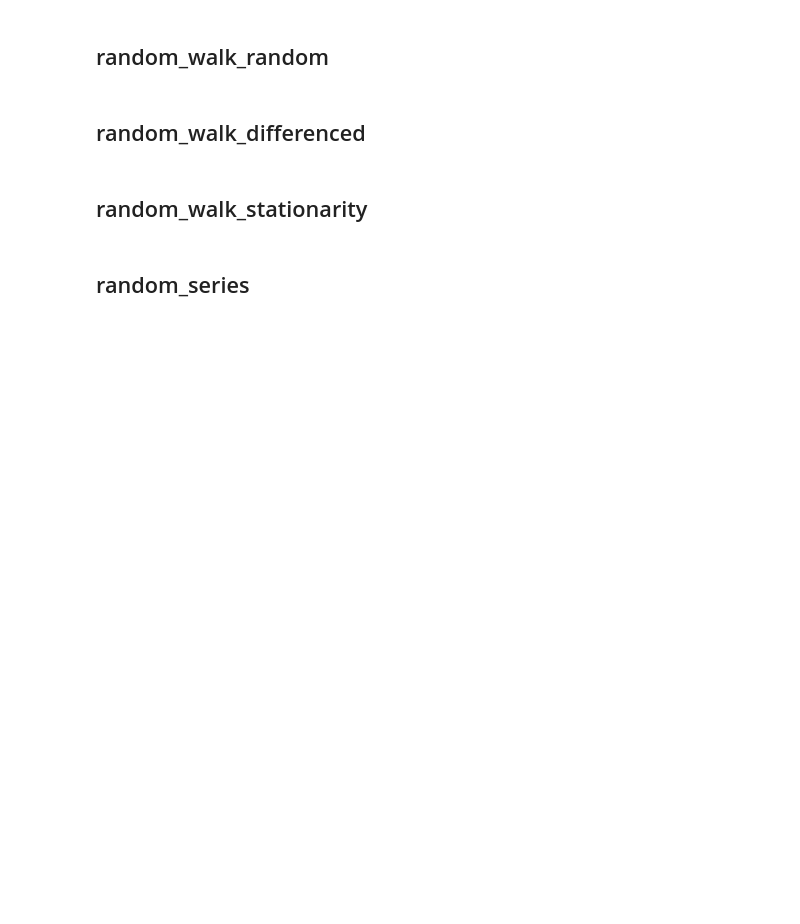
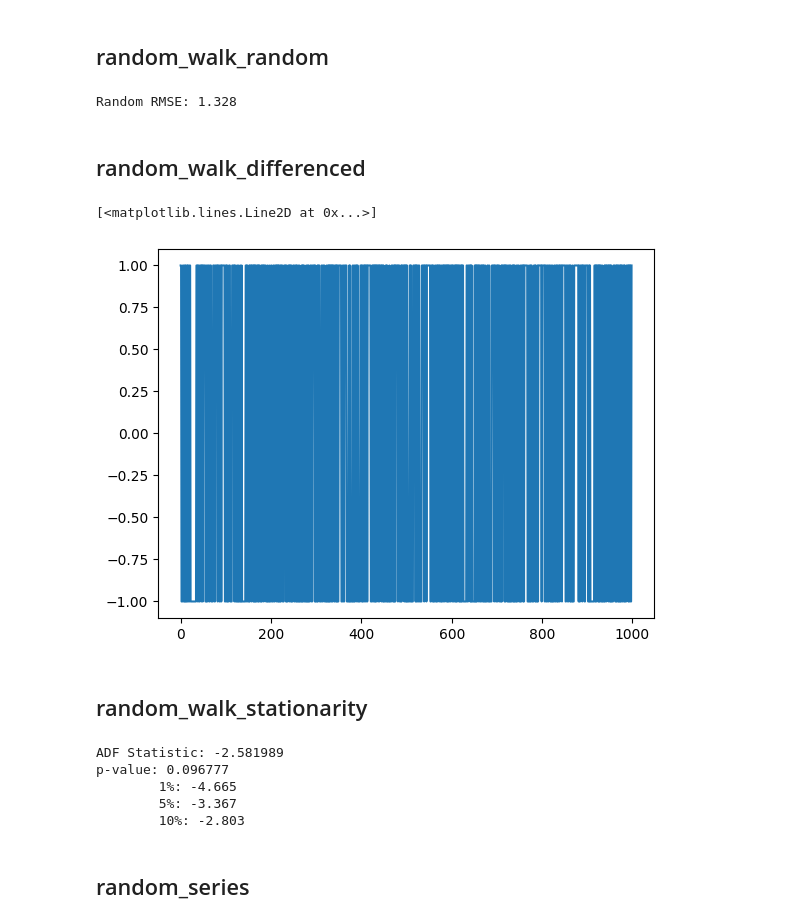
Before and after one commit to Friend09/practise-jb-timeseries, a Jupyter notebook: notebooks/practise_chapter_11.ipynb, the cells around one changed output. Cells and saved outputs as stored; diff of their text form; code cells hidden in the pictures; blank space fills up the shorter version.

```diff
--- a/notebooks/practise_chapter_11.ipynb
+++ b/notebooks/practise_chapter_11.ipynb
@@ -5,8 +39,85 @@
 # %% [markdown]
 ## random_walk_random
+# %%
+# random predictions for a random walk
+from random import seed
+from random import random
+from sklearn.metrics import mean_squared_error
+from math import sqrt
+
+# generate the random walk
+seed(1)
+random_walk = list()
+random_walk.append(-1 if random() < 0.5 else 1)
+for i in range(1, 1000):
+    movement = -1 if random() < 0.5 else 1
+    value = random_walk[i - 1] + movement
+    random_walk.append(value)
+# prepare dataset
+train_size = int(len(random_walk) * 0.66)
+train, test = random_walk[0:train_size], random_walk[train_size:]
+# random prediction
+predictions = list()
+history = train[-1]
+for i in range(len(test)):
+    yhat = history + (-1 if random() < 0.5 else 1)
+    predictions.append(yhat)
+    history = test[i]
+rmse = sqrt(mean_squared_error(test, predictions))
+print("Random RMSE: %.3f" % rmse)
+# %% [output]
+Random RMSE: 1.328
 # %% [markdown]
 ## random_walk_differenced
+# %%
+from random import seed
+from random import random
+from matplotlib import pyplot
+
+# create random walk
+seed(1)
+random_walk = list()
+random_walk.append(-1 if random() < 0.5 else 1)
+for i in range(1, 1000):
+    movement = -1 if random() < 0.5 else 1
+    value = random_walk[i - 1] + movement
+    random_walk.append(value)
+
+diff = []
+for i in range(1, len(random_walk)):
+    value = random_walk[i] - random_walk[i - 1]
+    diff.append(value)
+
+pyplot.plot(diff)
+# %% [output]
+[<matplotlib.lines.Line2D at 0x...>]
+[figure, added]
 # %% [markdown]
 ## random_walk_stationarity
+# %%
+import random
+from statsmodels.tsa.stattools import adfuller
+
+random.seed(1)
+random_walk = list()
+random_walk.append(-1 if random.random() < 0.5 else 1)
+for i in range(1, 10):
+    movement = -1 if random.random() < 0.5 else 1
+    value = random_walk[i - 1] + movement
+    random_walk.append(value)
+# print(random_walk)
+
+# statistical test
+result = adfuller(random_walk)
+print("ADF Statistic: %f" % result[0])
+print("p-value: %f" % result[1])
+for key, value in result[4].items():
+    print("\t%s: %.3f" % (key, value))
+# %% [output]
+ADF Statistic: -2.581989
+p-value: 0.096777
+        1%: -4.665
+        5%: -3.367
+        10%: -2.803
 # %% [markdown]
 ## random_series
```
Also changed, not shown: parts of 7 cells of this notebook.
